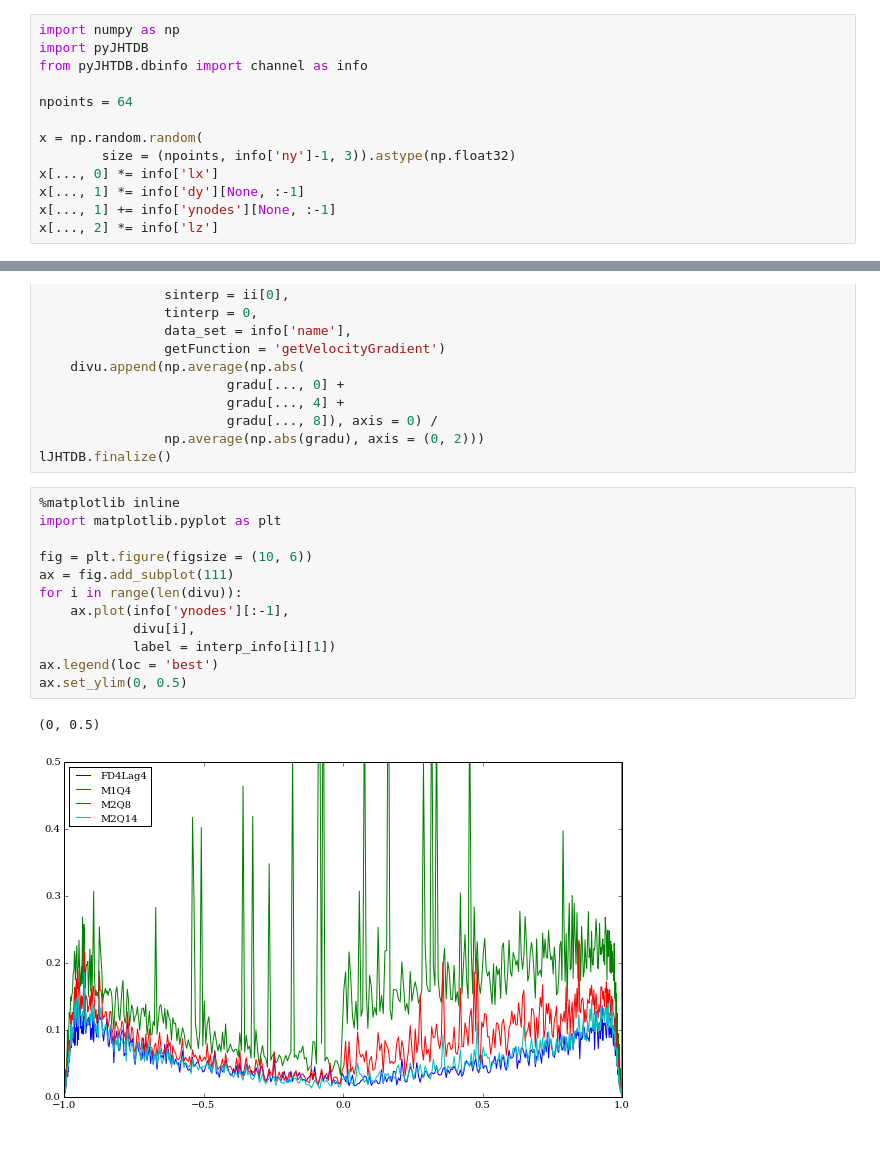
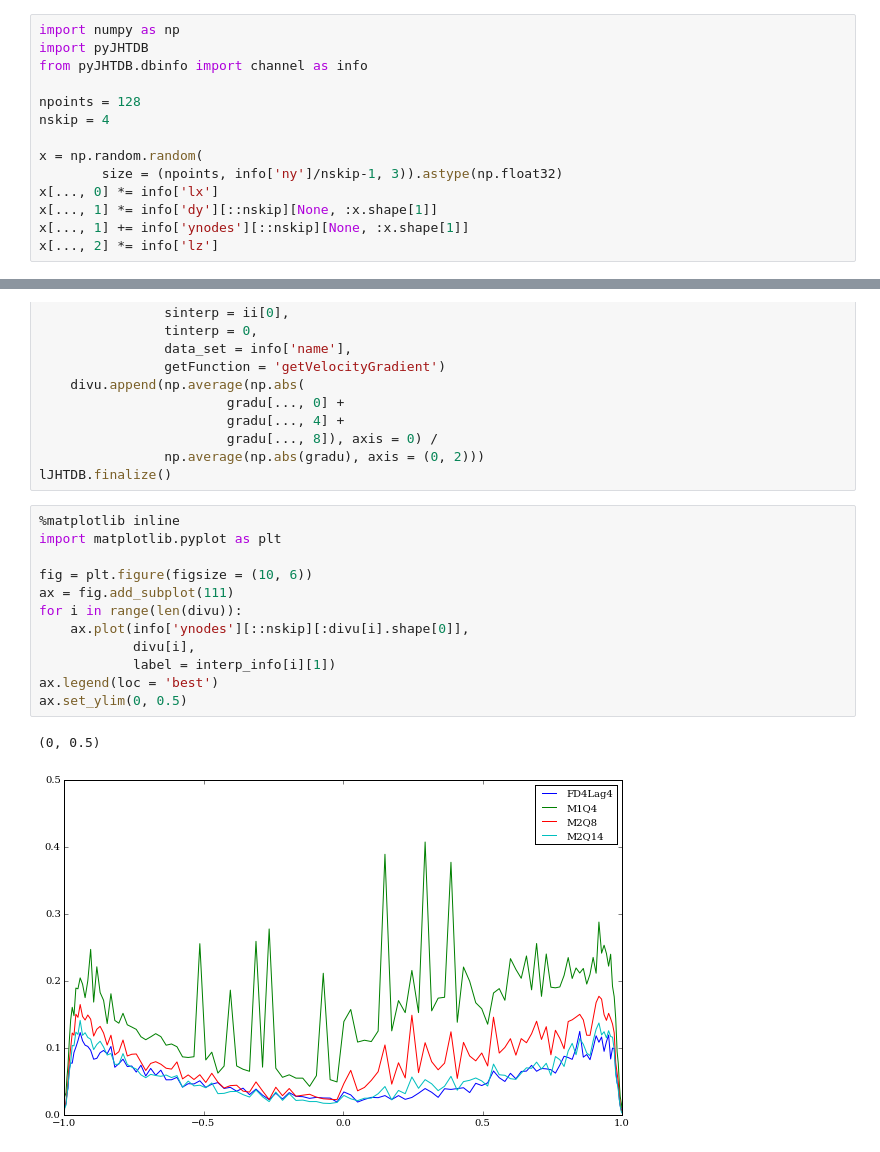
Before and after one commit to idies/pyJHTDB, a Jupyter notebook: examples/test_divergence.ipynb, the cells around one changed output, grey strips where cells are left out. Drawn from its saved outputs; the diff is of its cells as text.

Commit message:
divergence notebook: use every nskip-th y node

```diff
--- a/examples/test_divergence.ipynb
+++ b/examples/test_divergence.ipynb
@@ -7,13 +7,14 @@ import numpy as np
 import pyJHTDB
 from pyJHTDB.dbinfo import channel as info
 
-npoints = 64
+npoints = 128
+nskip = 4
 
 x = np.random.random(
-        size = (npoints, info['ny']-1, 3)).astype(np.float32)
+        size = (npoints, info['ny']/nskip-1, 3)).astype(np.float32)
 x[..., 0] *= info['lx']
-x[..., 1] *= info['dy'][None, :-1]
-x[..., 1] += info['ynodes'][None, :-1]
+x[..., 1] *= info['dy'][::nskip][None, :x.shape[1]]
+x[..., 1] += info['ynodes'][::nskip][None, :x.shape[1]]
 x[..., 2] *= info['lz']
 # %% [markdown]
 Now I'm actually calling the database, and requesting the velocity gradient.
@@ -47,15 +48,15 @@ lJHTDB.finalize()
 # %%
 %matplotlib inline
 import matplotlib.pyplot as plt
 
 fig = plt.figure(figsize = (10, 6))
 ax = fig.add_subplot(111)
 for i in range(len(divu)):
-    ax.plot(info['ynodes'][:-1],
+    ax.plot(info['ynodes'][::nskip][:divu[i].shape[0]],
             divu[i],
             label = interp_info[i][1])
 ax.legend(loc = 'best')
 ax.set_ylim(0, 0.5)
 # %% [output]
 (0, 0.5)
-[figure, old version]
+[figure, new version]
```
